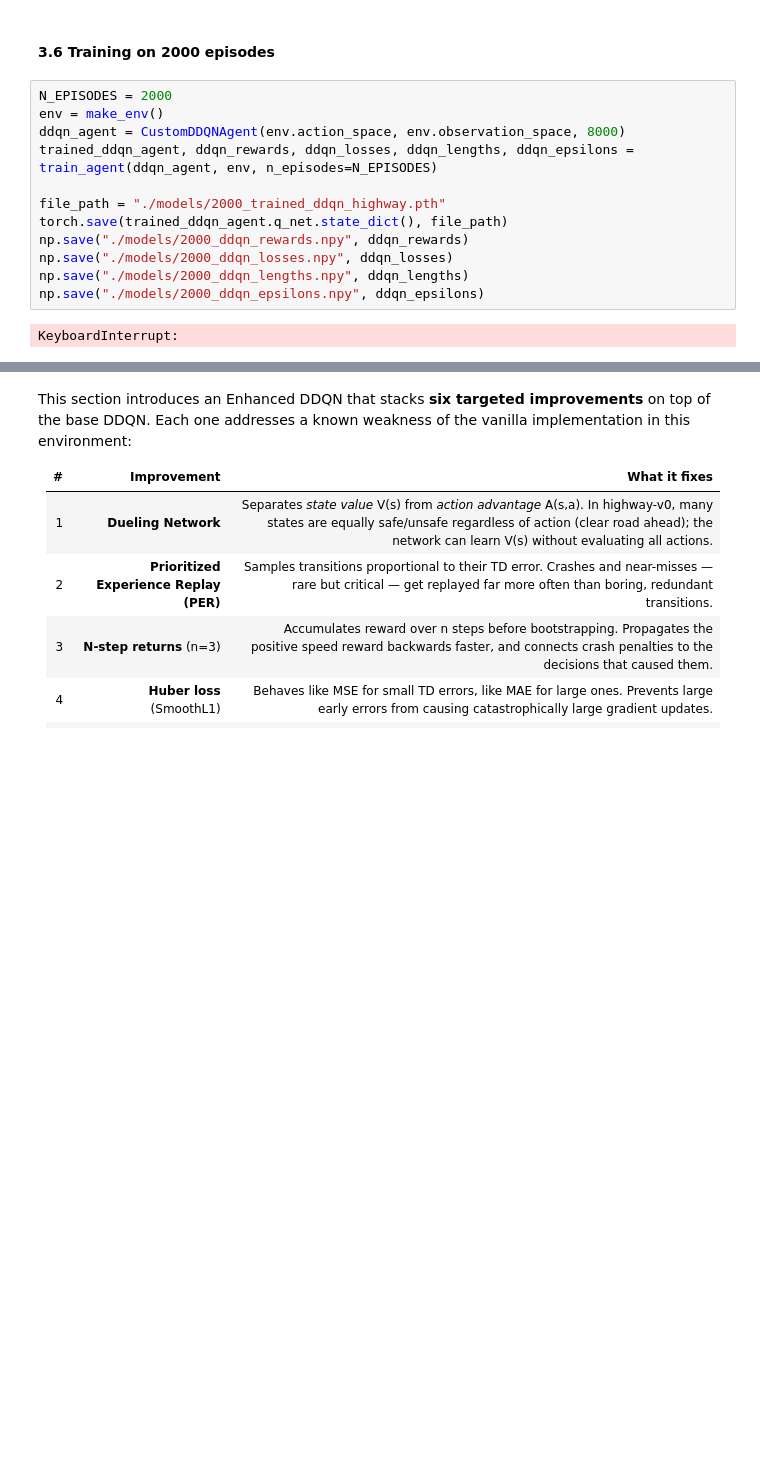
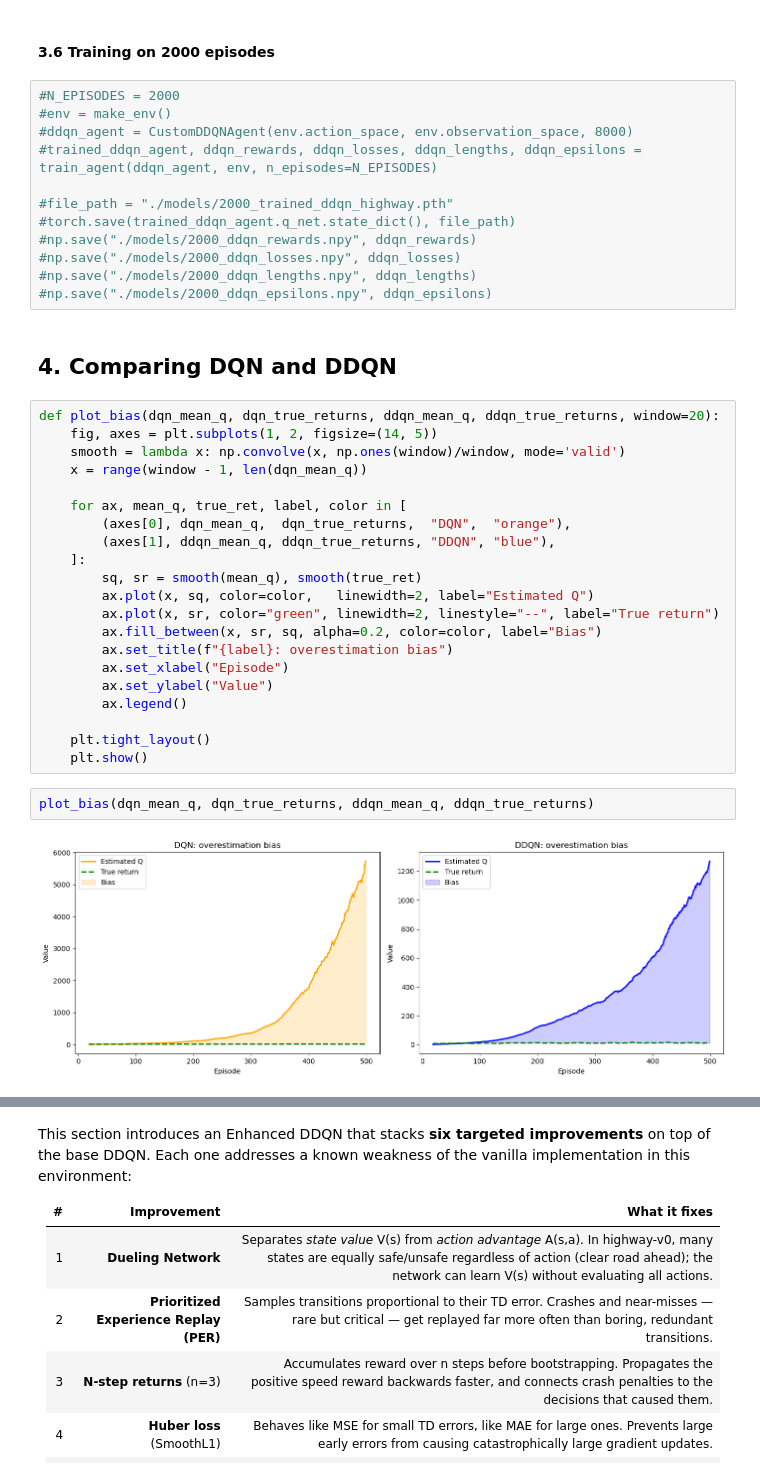
Before and after one commit to FabienMaes/highway_env_RL_project, a Jupyter notebook: agents_implementation.ipynb, the cells around one changed output, grey strips where cells are left out. Cells and saved outputs as stored; diff of their text form; blank space fills up the shorter version.

Commit message:
Update models

```diff
--- a/agents_implementation.ipynb
+++ b/agents_implementation.ipynb
@@ -682,16 +816,41 @@ Episode finished after 30 steps.
 # %% [markdown]
 #### 3.6 Training on 2000 episodes
 # %%
-N_EPISODES = 2000
-env = make_env()
-ddqn_agent = CustomDDQNAgent(env.action_space, env.observation_space, 8000)
-trained_ddqn_agent, ddqn_rewards, ddqn_losses, ddqn_lengths, ddqn_epsilons = train_agent(ddqn_agent, env, n_episodes=N_EPISODES)
+#N_EPISODES = 2000
+#env = make_env()
+#ddqn_agent = CustomDDQNAgent(env.action_space, env.observation_space, 8000)
+#trained_ddqn_agent, ddqn_rewards, ddqn_losses, ddqn_lengths, ddqn_epsilons = train_agent(ddqn_agent, env, n_episodes=N_EPISODES)
 
-file_path = "./models/2000_trained_ddqn_highway.pth"
-torch.save(trained_ddqn_agent.q_net.state_dict(), file_path)
-np.save("./models/2000_ddqn_rewards.npy", ddqn_rewards)
-np.save("./models/2000_ddqn_losses.npy", ddqn_losses)
-np.save("./models/2000_ddqn_lengths.npy", ddqn_lengths)
-np.save("./models/2000_ddqn_epsilons.npy", ddqn_epsilons)
+#file_path = "./models/2000_trained_ddqn_highway.pth"
+#torch.save(trained_ddqn_agent.q_net.state_dict(), file_path)
+#np.save("./models/2000_ddqn_rewards.npy", ddqn_rewards)
+#np.save("./models/2000_ddqn_losses.npy", ddqn_losses)
+#np.save("./models/2000_ddqn_lengths.npy", ddqn_lengths)
+#np.save("./models/2000_ddqn_epsilons.npy", ddqn_epsilons)
-# %% [output]
-KeyboardInterrupt:
+# %% [markdown]
+## 4. Comparing DQN and DDQN
+# %%
+def plot_bias(dqn_mean_q, dqn_true_returns, ddqn_mean_q, ddqn_true_returns, window=20):
+    fig, axes = plt.subplots(1, 2, figsize=(14, 5))
+    smooth = lambda x: np.convolve(x, np.ones(window)/window, mode='valid')
+    x = range(window - 1, len(dqn_mean_q))
+
+    for ax, mean_q, true_ret, label, color in [
+        (axes[0], dqn_mean_q,  dqn_true_returns,  "DQN",  "orange"),
+        (axes[1], ddqn_mean_q, ddqn_true_returns, "DDQN", "blue"),
+    ]:
+        sq, sr = smooth(mean_q), smooth(true_ret)
+        ax.plot(x, sq, color=color,   linewidth=2, label="Estimated Q")
+        ax.plot(x, sr, color="green", linewidth=2, linestyle="--", label="True return")
+        ax.fill_between(x, sr, sq, alpha=0.2, color=color, label="Bias")
+        ax.set_title(f"{label}: overestimation bias")
+        ax.set_xlabel("Episode")
+        ax.set_ylabel("Value")
+        ax.legend()
+
+    plt.tight_layout()
+    plt.show()
+# %%
+plot_bias(dqn_mean_q, dqn_true_returns, ddqn_mean_q, ddqn_true_returns)
+# %% [output]
+[figure, added]
```
Also changed, not shown: parts of 27 cells of this notebook, 30 other files.
